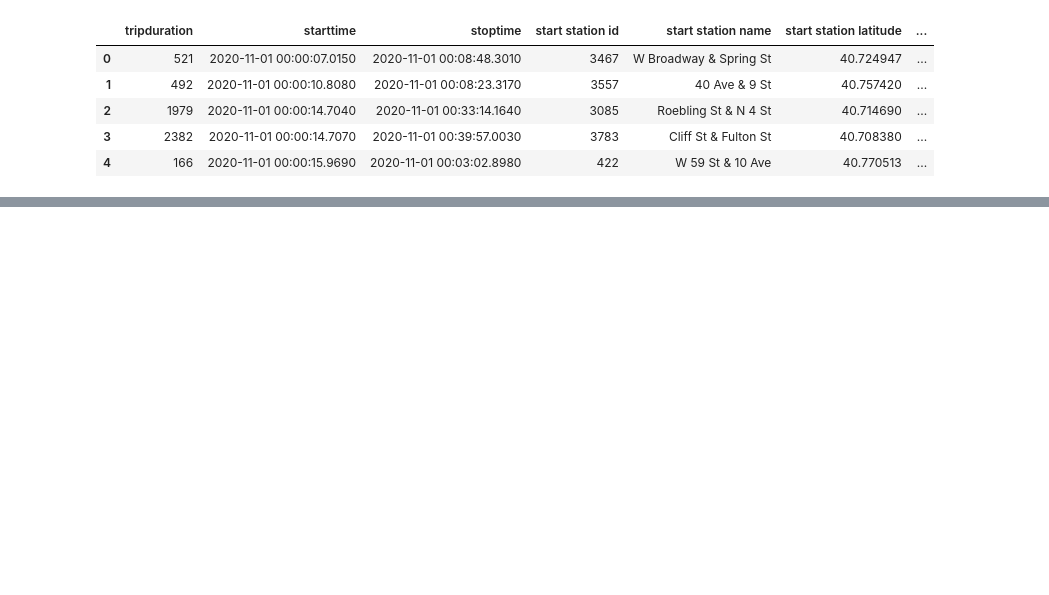
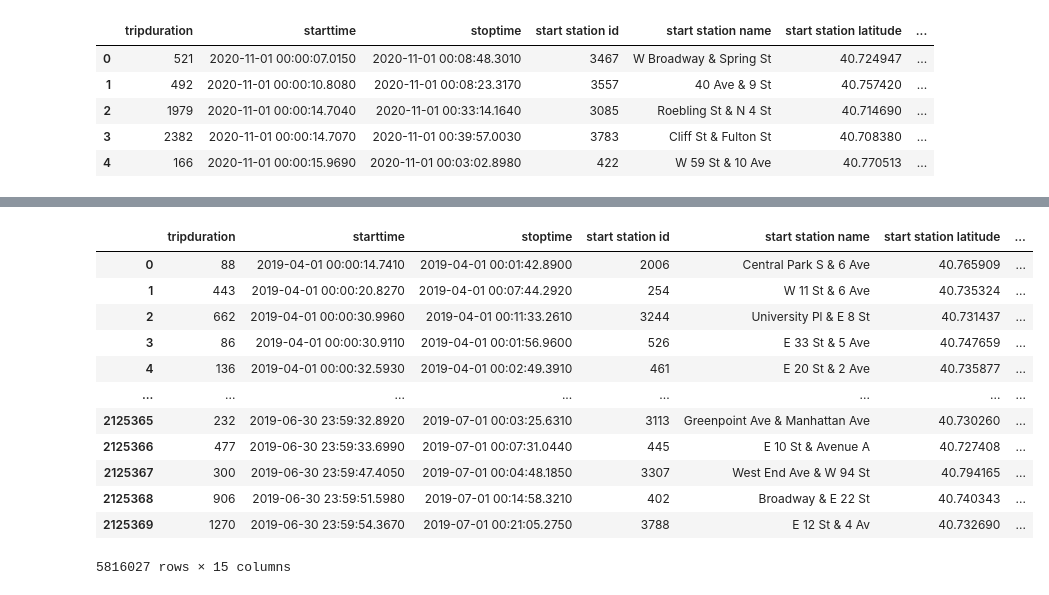
Before and after one commit to AliciaAPerez/Citi_Bike_Station_Analysis_with_Tableau, a Jupyter notebook: data/data_cleanup.ipynb, the cells around one changed output, grey strips where cells are left out. Drawn from its saved outputs; the diff is of its cells as text; code cells hidden in the pictures; blank space fills up the shorter version.

```diff
--- a/data/data_cleanup.ipynb
+++ b/data/data_cleanup.ipynb
@@ -264,0 +256,2 @@ bikes202012.head
+# %%
+frames19_2 = [bikes201904, bikes201905, bikes201906]
@@ -264,0 +272,2 @@ bikes202012.head
+# %%
+bikes2019_2 = pd.concat(frames19_2)
@@ -264,0 +302,16 @@ bikes202012.head
+# %%
+bikes2019_2
+# %% [output]
+|  | tripduration | starttime | stoptime | start station id | start station name | start station latitude | ... |
+| 0 | 88 | 2019-04-01 00:00:14.7410 | 2019-04-01 00:01:42.8900 | 2006 | Central Park S & 6 Ave | 40.765909 | ... |
+| 1 | 443 | 2019-04-01 00:00:20.8270 | 2019-04-01 00:07:44.2920 | 254 | W 11 St & 6 Ave | 40.735324 | ... |
+| 2 | 662 | 2019-04-01 00:00:30.9960 | 2019-04-01 00:11:33.2610 | 3244 | University Pl & E 8 St | 40.731437 | ... |
+| 3 | 86 | 2019-04-01 00:00:30.9110 | 2019-04-01 00:01:56.9600 | 526 | E 33 St & 5 Ave | 40.747659 | ... |
+| 4 | 136 | 2019-04-01 00:00:32.5930 | 2019-04-01 00:02:49.3910 | 461 | E 20 St & 2 Ave | 40.735877 | ... |
+| ... | ... | ... | ... | ... | ... | ... | ... |
+| 2125365 | 232 | 2019-06-30 23:59:32.8920 | 2019-07-01 00:03:25.6310 | 3113 | Greenpoint Ave & Manhattan Ave | 40.730260 | ... |
+| 2125366 | 477 | 2019-06-30 23:59:33.6990 | 2019-07-01 00:07:31.0440 | 445 | E 10 St & Avenue A | 40.727408 | ... |
+| 2125367 | 300 | 2019-06-30 23:59:47.4050 | 2019-07-01 00:04:48.1850 | 3307 | West End Ave & W 94 St | 40.794165 | ... |
+| 2125368 | 906 | 2019-06-30 23:59:51.5980 | 2019-07-01 00:14:58.3210 | 402 | Broadway & E 22 St | 40.740343 | ... |
+| 2125369 | 1270 | 2019-06-30 23:59:54.3670 | 2019-07-01 00:21:05.2750 | 3788 | E 12 St & 4 Av | 40.732690 | ... |
+5816027 rows × 15 columns
```
Also changed, not shown: parts of 33 cells of this notebook.
